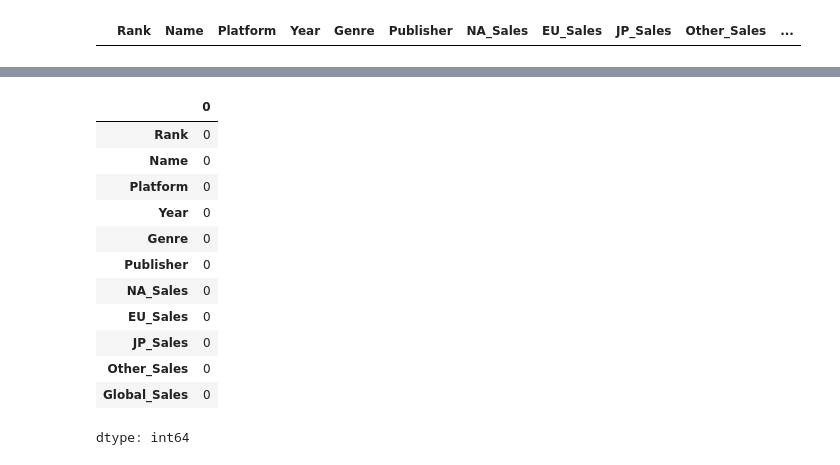
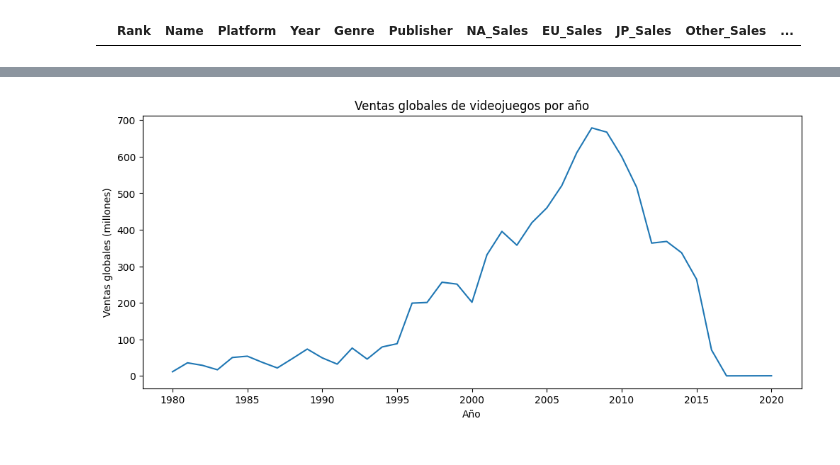
Before and after one commit to Bootcamp-DA-P3/Proyecto2_LimpiezaPython_Javi_y_Dani, a Jupyter notebook: Proyecto2_limpieza_Python.ipynb, the cells around one changed output, grey strips where cells are left out. Saved outputs shown, nothing was run; the diff lists cells and outputs as text; code cells hidden in the pictures.

```diff
--- a/Proyecto2_limpieza_Python.ipynb
+++ b/Proyecto2_limpieza_Python.ipynb
@@ -168,18 +161,13 @@ df_shooter #Enseñar filas correspondientes a shooter
-# %%
-df = df.fillna("No consta") #Cambiar todos los valores nulos por "No consta"
-# %%
-df.isna().sum() #Comprobar si quedan valores nulos
-# %% [output]
-|  | 0 |
-| Rank | 0 |
-| Name | 0 |
-| Platform | 0 |
-| Year | 0 |
-| Genre | 0 |
-| Publisher | 0 |
-| NA_Sales | 0 |
-| EU_Sales | 0 |
-| JP_Sales | 0 |
-| Other_Sales | 0 |
-| Global_Sales | 0 |
-dtype: int64
+# %%
+df["Publisher"] = df["Publisher"].fillna("Unknown") #Pedimos que en cada fila en publisher que contenga un nulo , cambie a "UNKNOWN"
+# %%
+ventas_año = df.groupby("Year")["Global_Sales"].sum() #Mostramos una grafica para comprobar que este todo correcto y no tire erorres
+
+plt.figure(figsize=(12, 5))
+ventas_año.plot()
+plt.title("Ventas globales de videojuegos por año")
+plt.xlabel("Año")
+plt.ylabel("Ventas globales (millones)")
+plt.show()
+# %% [output]
+[figure, added]
```
Also changed, not shown: parts of 8 cells of this notebook.
